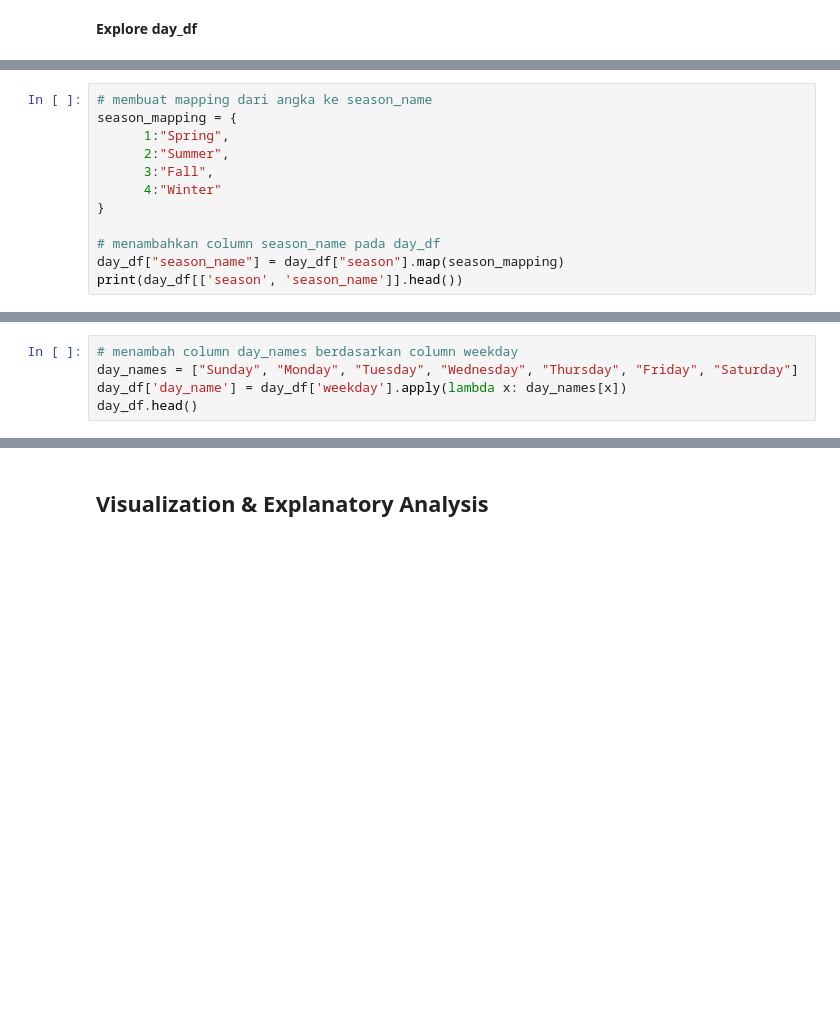
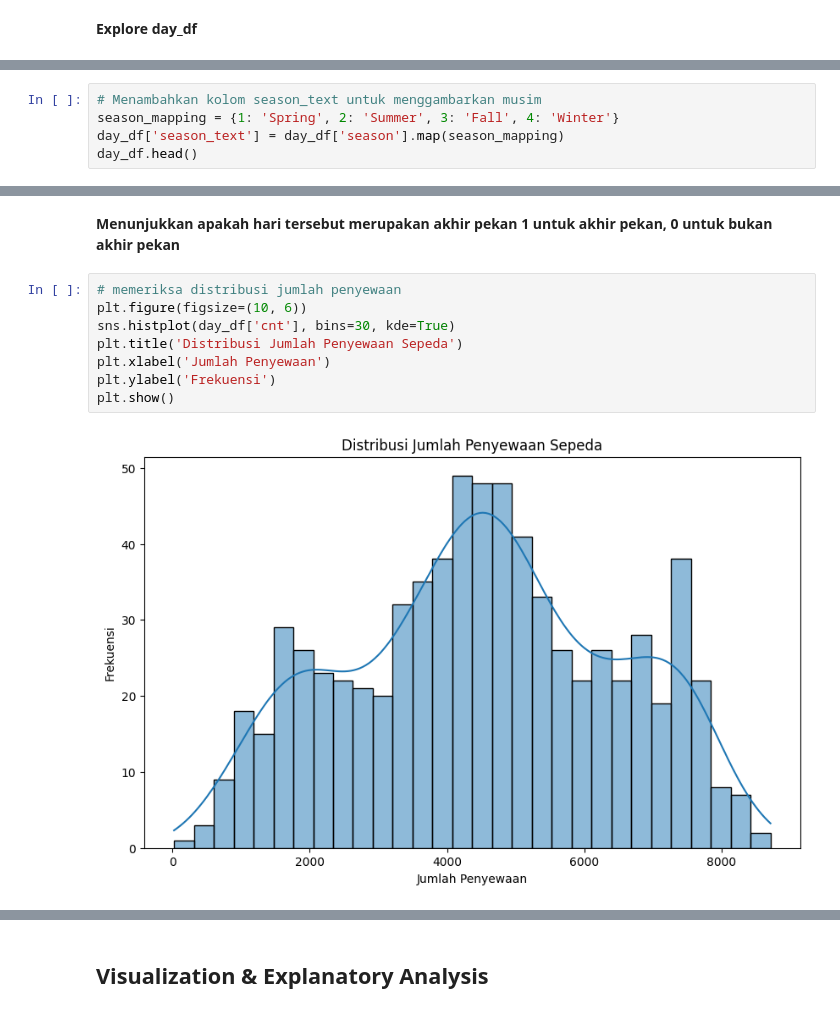
Before and after one commit to Saidill/proyek_analisis_data, a Jupyter notebook: notebook.ipynb, the cells around one changed output, grey strips where cells are left out. Drawn from its saved outputs; the diff is of its cells as text; blank space fills up the shorter version.

```diff
--- a/notebook.ipynb
+++ b/notebook.ipynb
@@ -137,13 +163,6 @@ memory usage: 91.5 KB
 # %%
-# membuat mapping dari angka ke season_name
-season_mapping = {
-      1:"Spring",
-      2:"Summer",
-      3:"Fall",
-      4:"Winter"
-}
-
-# menambahkan column season_name pada day_df
-day_df["season_name"] = day_df["season"].map(season_mapping)
-print(day_df[['season', 'season_name']].head())
+# Menambahkan kolom season_text untuk menggambarkan musim
+season_mapping = {1: 'Spring', 2: 'Summer', 3: 'Fall', 4: 'Winter'}
+day_df['season_text'] = day_df['season'].map(season_mapping)
+day_df.head()
 # %% [output]
@@ -170,5 +174,0 @@ day_df.groupby(by="season_name").agg({
-# %%
-# menambah column day_names berdasarkan column weekday
-day_names = ["Sunday", "Monday", "Tuesday", "Wednesday", "Thursday", "Friday", "Saturday"]
-day_df['day_name'] = day_df['weekday'].apply(lambda x: day_names[x])
-day_df.head()
@@ -210,0 +186,12 @@ day_df.groupby(by=["is_weekend", "day_name"]).agg({
+# %% [markdown]
+**Menunjukkan apakah hari tersebut merupakan akhir pekan 1 untuk akhir pekan, 0 untuk bukan akhir pekan**
+# %%
+# memeriksa distribusi jumlah penyewaan
+plt.figure(figsize=(10, 6))
+sns.histplot(day_df['cnt'], bins=30, kde=True)
+plt.title('Distribusi Jumlah Penyewaan Sepeda')
+plt.xlabel('Jumlah Penyewaan')
+plt.ylabel('Frekuensi')
+plt.show()
+# %% [output]
+[figure, added]
```
Also changed, not shown: parts of 34 cells of this notebook, 3 other files.
